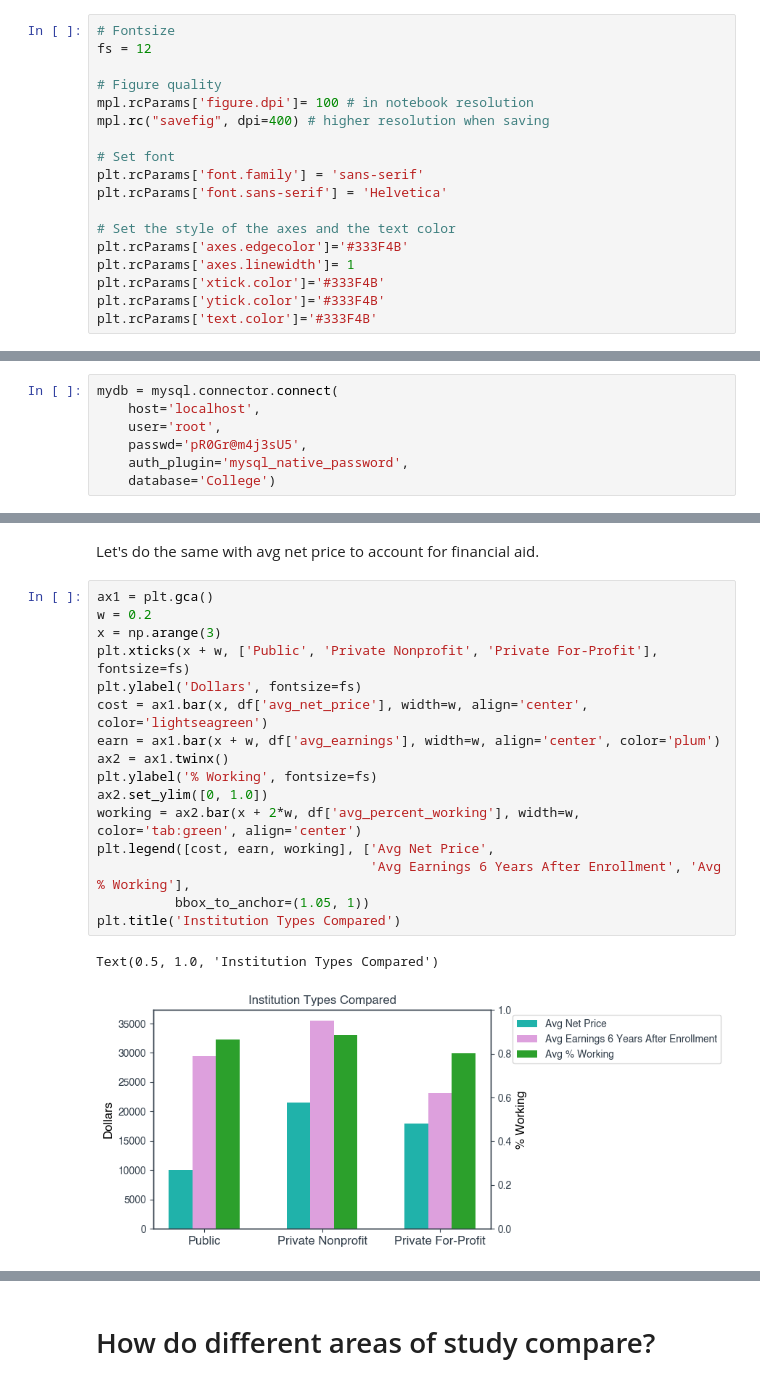
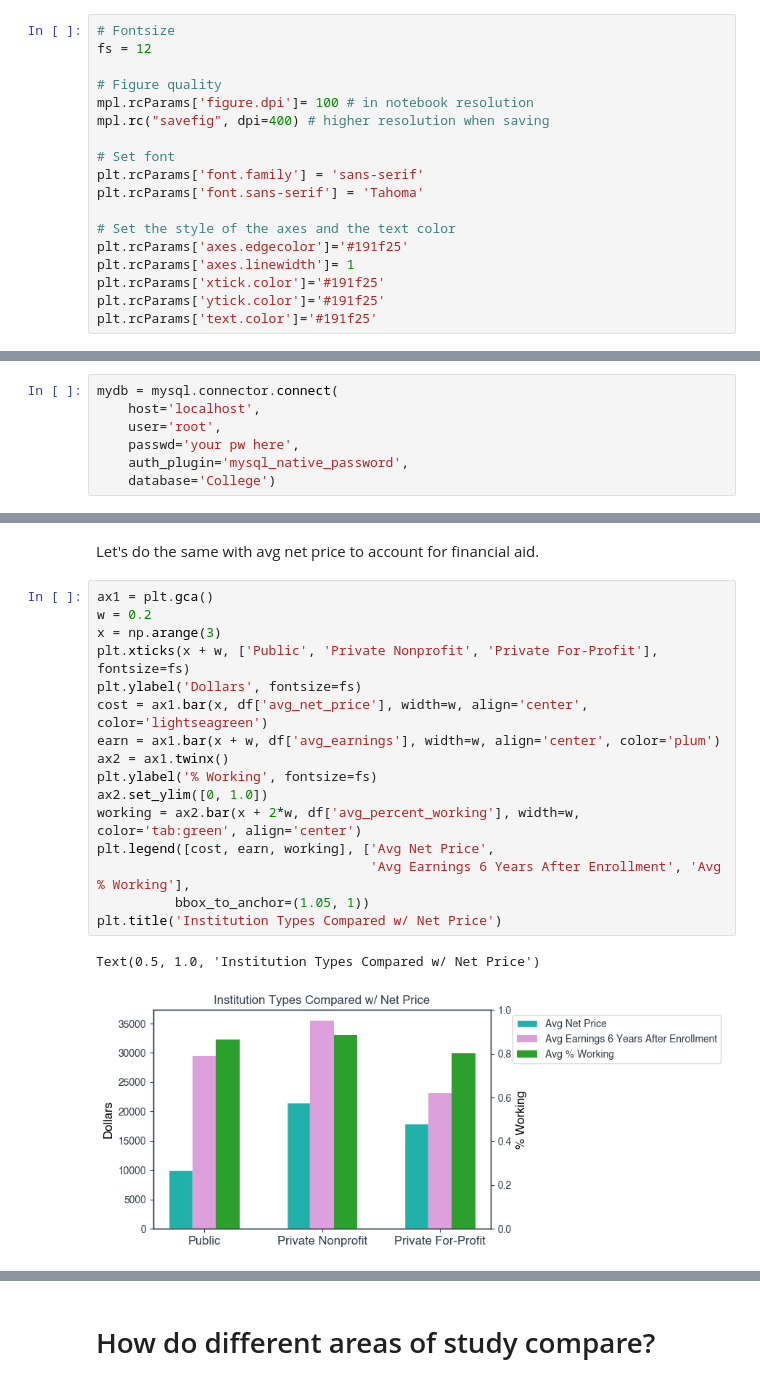
Before and after one commit to AndrewYu743/College-Programs, a Jupyter notebook: College_data_visualization.ipynb, the cells around one changed output, grey strips where cells are left out. Saved outputs shown, nothing was run; the diff lists cells and outputs as text.

```diff
--- a/College_data_visualization.ipynb
+++ b/College_data_visualization.ipynb
@@ -30,14 +57,14 @@ mpl.rc("savefig", dpi=400) # higher resolution when saving
 
 # Set font
 plt.rcParams['font.family'] = 'sans-serif'
-plt.rcParams['font.sans-serif'] = 'Helvetica'
+plt.rcParams['font.sans-serif'] = 'Tahoma'
 
 # Set the style of the axes and the text color
-plt.rcParams['axes.edgecolor']='#333F4B'
+plt.rcParams['axes.edgecolor']='#191f25'
 plt.rcParams['axes.linewidth']= 1
-plt.rcParams['xtick.color']='#333F4B'
-plt.rcParams['ytick.color']='#333F4B'
-plt.rcParams['text.color']='#333F4B'
+plt.rcParams['xtick.color']='#191f25'
+plt.rcParams['ytick.color']='#191f25'
+plt.rcParams['text.color']='#191f25'
 # %% [markdown]
 ## Image folder for storing plots
 # %%
@@ -52,7 +79,7 @@ if not os.path.exists(img_directory):
 mydb = mysql.connector.connect(
     host='localhost',
     user='root',
-    passwd='pR0Gr@m4j3sU5',
+    passwd='your pw here',
     auth_plugin='mysql_native_password',
     database='College')
 # %% [markdown]
@@ -423,19 +461,19 @@ Let's do the same with avg net price to account for financial aid.
 # %%
 ax1 = plt.gca()
 w = 0.2
 x = np.arange(3)
 plt.xticks(x + w, ['Public', 'Private Nonprofit', 'Private For-Profit'], fontsize=fs)
 plt.ylabel('Dollars', fontsize=fs)
 cost = ax1.bar(x, df['avg_net_price'], width=w, align='center', color='lightseagreen')
 earn = ax1.bar(x + w, df['avg_earnings'], width=w, align='center', color='plum')
 ax2 = ax1.twinx()
 plt.ylabel('% Working', fontsize=fs)
 ax2.set_ylim([0, 1.0])
 working = ax2.bar(x + 2*w, df['avg_percent_working'], width=w, color='tab:green', align='center')
 plt.legend([cost, earn, working], ['Avg Net Price',
                                    'Avg Earnings 6 Years After Enrollment', 'Avg % Working'],
           bbox_to_anchor=(1.05, 1))
-plt.title('Institution Types Compared')
+plt.title('Institution Types Compared w/ Net Price')
 # %% [output]
-Text(0.5, 1.0, 'Institution Types Compared')
+Text(0.5, 1.0, 'Institution Types Compared w/ Net Price')
-[figure, old version]
+[figure, new version]
```
Also changed, not shown: parts of 81 cells of this notebook.
